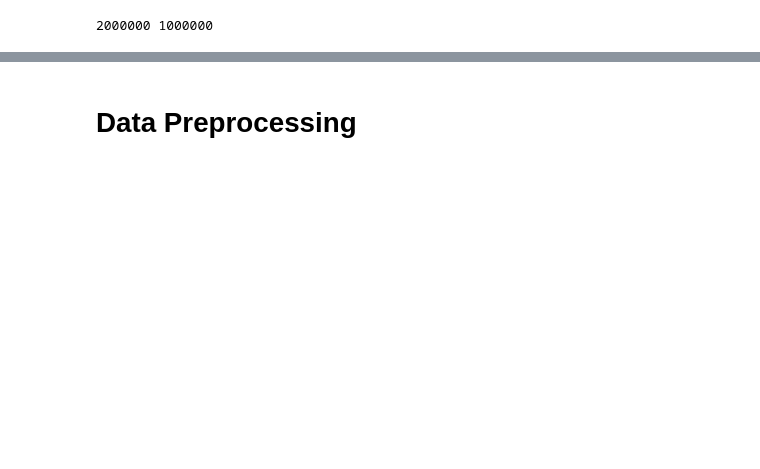
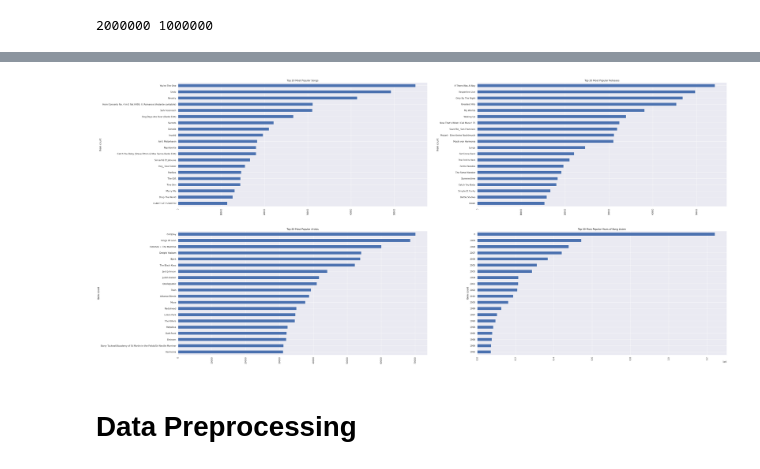
Before and after one commit to Puja-Kumari-909/Music-Recommendation-system, a Jupyter notebook: Music_Recommendation_system.ipynb, the cells around one changed output, grey strips where cells are left out. Drawn from its saved outputs; the diff is of its cells as text; code cells hidden in the pictures; blank space fills up the shorter version.

```diff
--- a/Music_Recommendation_system.ipynb
+++ b/Music_Recommendation_system.ipynb
@@ -50,3 +149,36 @@ len(song_df)
+# %%
+fig = plt.figure(figsize=(50, 25))
+a1 = fig.add_subplot(221)
+popular_songs = song_df[['title','listen_count']].groupby('title').sum().\
+                sort_values('listen_count', ascending=False).head(20).sort_values('listen_count')
+f1 = popular_songs.plot(kind='barh', title='Top 20 Most Popular Songs', legend=False, ax=a1)
+plt.xticks(rotation='vertical')
+plt.ylabel('Item count')
+
+a2 = fig.add_subplot(222)
+popular_release = song_df[['release','listen_count']].groupby('release').sum().\
+                sort_values('listen_count', ascending=False).head(20).sort_values('listen_count')
+f2 = popular_release.plot(kind='barh', title='Top 20 Most Popular Releases', legend=False, ax=a2)
+plt.xticks(rotation='vertical')
+plt.ylabel('Item count')
+
+a3 = fig.add_subplot(223)
+popular_artist = song_df[['artist_name','listen_count']].groupby('artist_name').sum().\
+                sort_values('listen_count', ascending=False).head(20).sort_values('listen_count')
+f1 = popular_artist.plot(kind='barh', title='Top 20 Most Popular Artists', legend=False, ax=a3)
+plt.xticks(rotation='vertical')
+plt.ylabel('Item count')
+
+a4 = fig.add_subplot(224)
+popular_year = song_df[['year','listen_count']].groupby('year').sum().\
+                sort_values('listen_count', ascending=False).head(20).sort_values('listen_count')
+f1 = popular_year.plot(kind='barh', title='Top 20 Most Popular Years of Song Listen', legend=False, ax=a4)
+plt.xticks(rotation='vertical')
+plt.ylabel('Item count')
+
+plt.show()
+# %% [output]
+[figure, added]
 # %% [markdown]
 # Data Preprocessing
 # %%
```
Also changed, not shown: parts of 12 cells of this notebook.
